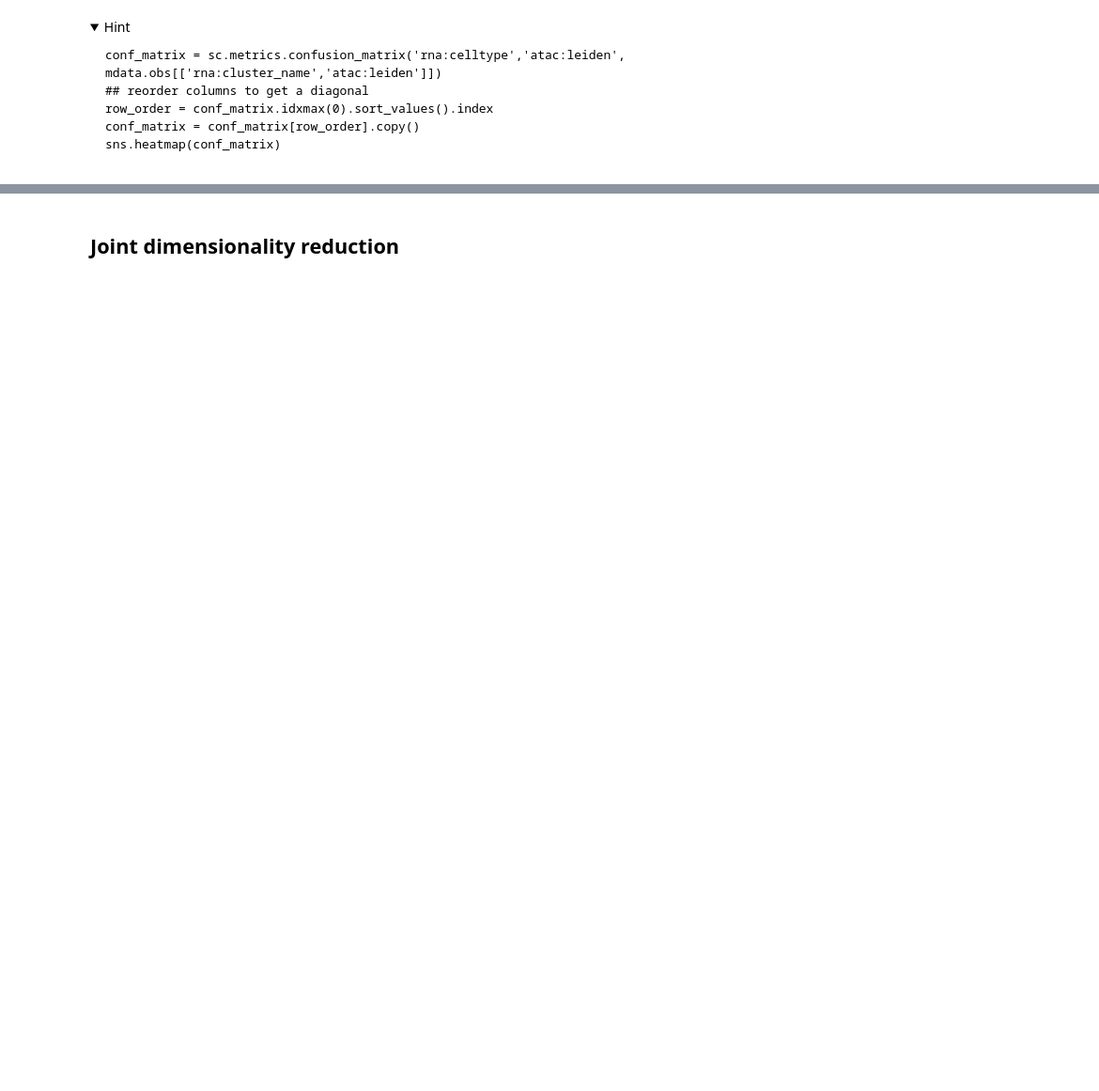
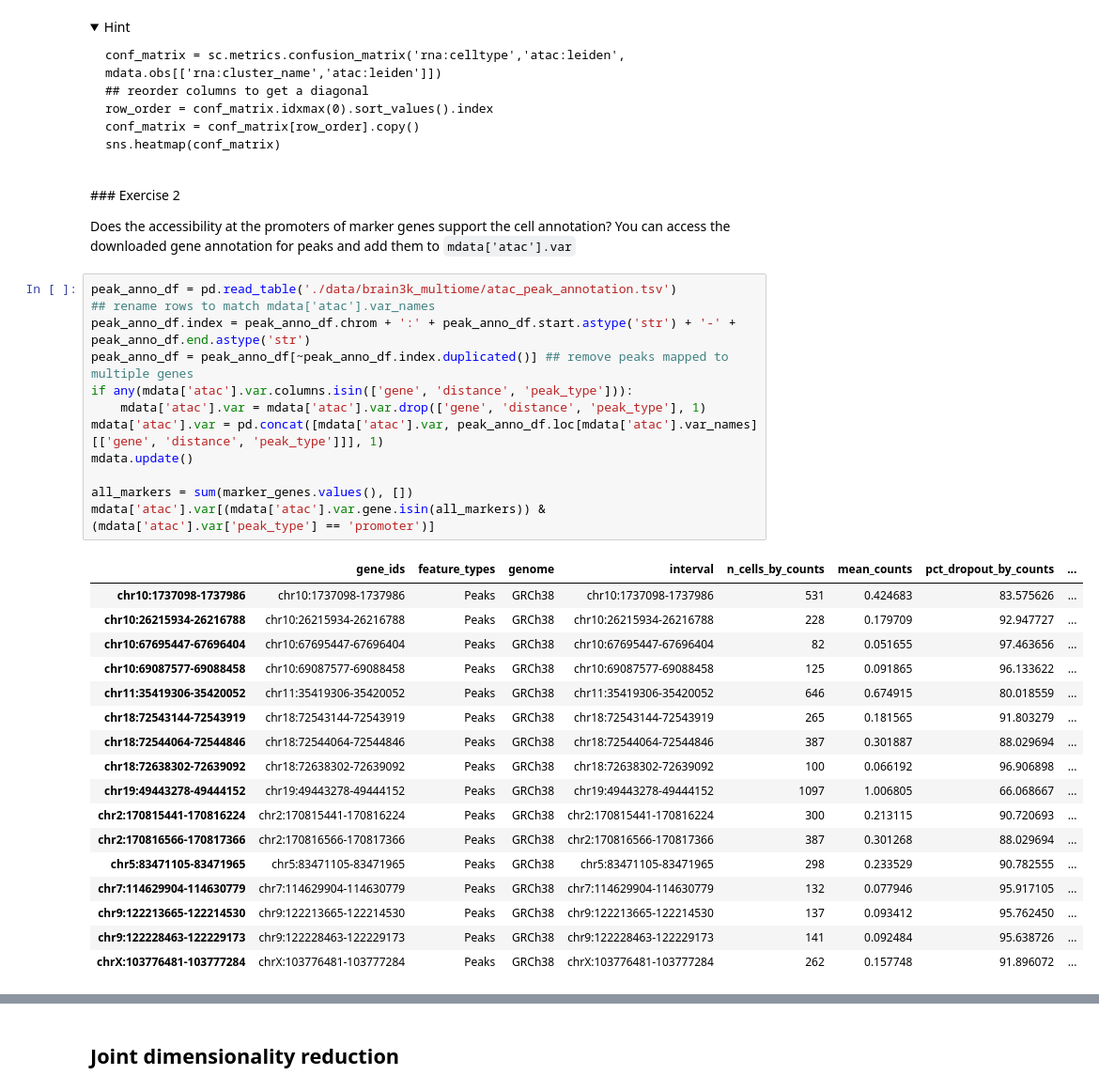
Before and after one commit to emdann/systems-bio-sc-multiomics-2022, a Jupyter notebook: sc_multiomics_tutorial_muon.ipynb, the cells around one changed output, grey strips where cells are left out. Shown at 94% size. Drawn from its saved outputs; the diff is of its cells as text; folded sections open; blank space fills up the shorter version.

````diff
--- a/sc_multiomics_tutorial_muon.ipynb
+++ b/sc_multiomics_tutorial_muon.ipynb
@@ -526,3 +536,37 @@ sns.heatmap(conf_matrix)
 ```
 
 </details>
+# %% [markdown]
+### Exercise 2
+
+Does the accessibility at the promoters of marker genes support the cell annotation? You can access the downloaded gene annotation for peaks and add them to `mdata['atac'].var`
+# %%
+peak_anno_df = pd.read_table('./data/brain3k_multiome/atac_peak_annotation.tsv')
+## rename rows to match mdata['atac'].var_names
+peak_anno_df.index = peak_anno_df.chrom + ':' + peak_anno_df.start.astype('str') + '-' + peak_anno_df.end.astype('str')
+peak_anno_df = peak_anno_df[~peak_anno_df.index.duplicated()] ## remove peaks mapped to multiple genes
+if any(mdata['atac'].var.columns.isin(['gene', 'distance', 'peak_type'])):
+    mdata['atac'].var = mdata['atac'].var.drop(['gene', 'distance', 'peak_type'], 1)
+mdata['atac'].var = pd.concat([mdata['atac'].var, peak_anno_df.loc[mdata['atac'].var_names][['gene', 'distance', 'peak_type']]], 1)
+mdata.update()
+
+all_markers = sum(marker_genes.values(), [])
+mdata['atac'].var[(mdata['atac'].var.gene.isin(all_markers)) & (mdata['atac'].var['peak_type'] == 'promoter')]
+# %% [output]
+|  | gene_ids | feature_types | genome | interval | n_cells_by_counts | mean_counts | pct_dropout_by_counts | ... |
+| chr10:1737098-1737986 | chr10:1737098-1737986 | Peaks | GRCh38 | chr10:1737098-1737986 | 531 | 0.424683 | 83.575626 | ... |
+| chr10:26215934-26216788 | chr10:26215934-26216788 | Peaks | GRCh38 | chr10:26215934-26216788 | 228 | 0.179709 | 92.947727 | ... |
+| chr10:67695447-67696404 | chr10:67695447-67696404 | Peaks | GRCh38 | chr10:67695447-67696404 | 82 | 0.051655 | 97.463656 | ... |
+| chr10:69087577-69088458 | chr10:69087577-69088458 | Peaks | GRCh38 | chr10:69087577-69088458 | 125 | 0.091865 | 96.133622 | ... |
+| chr11:35419306-35420052 | chr11:35419306-35420052 | Peaks | GRCh38 | chr11:35419306-35420052 | 646 | 0.674915 | 80.018559 | ... |
+| chr18:72543144-72543919 | chr18:72543144-72543919 | Peaks | GRCh38 | chr18:72543144-72543919 | 265 | 0.181565 | 91.803279 | ... |
+| chr18:72544064-72544846 | chr18:72544064-72544846 | Peaks | GRCh38 | chr18:72544064-72544846 | 387 | 0.301887 | 88.029694 | ... |
+| chr18:72638302-72639092 | chr18:72638302-72639092 | Peaks | GRCh38 | chr18:72638302-72639092 | 100 | 0.066192 | 96.906898 | ... |
+| chr19:49443278-49444152 | chr19:49443278-49444152 | Peaks | GRCh38 | chr19:49443278-49444152 | 1097 | 1.006805 | 66.068667 | ... |
+| chr2:170815441-170816224 | chr2:170815441-170816224 | Peaks | GRCh38 | chr2:170815441-170816224 | 300 | 0.213115 | 90.720693 | ... |
+| chr2:170816566-170817366 | chr2:170816566-170817366 | Peaks | GRCh38 | chr2:170816566-170817366 | 387 | 0.301268 | 88.029694 | ... |
+| chr5:83471105-83471965 | chr5:83471105-83471965 | Peaks | GRCh38 | chr5:83471105-83471965 | 298 | 0.233529 | 90.782555 | ... |
+| chr7:114629904-114630779 | chr7:114629904-114630779 | Peaks | GRCh38 | chr7:114629904-114630779 | 132 | 0.077946 | 95.917105 | ... |
+| chr9:122213665-122214530 | chr9:122213665-122214530 | Peaks | GRCh38 | chr9:122213665-122214530 | 137 | 0.093412 | 95.762450 | ... |
+| chr9:122228463-122229173 | chr9:122228463-122229173 | Peaks | GRCh38 | chr9:122228463-122229173 | 141 | 0.092484 | 95.638726 | ... |
+| chrX:103776481-103777284 | chrX:103776481-103777284 | Peaks | GRCh38 | chrX:103776481-103777284 | 262 | 0.157748 | 91.896072 | ... |
````
Also changed, not shown: parts of 28 cells of this notebook.
